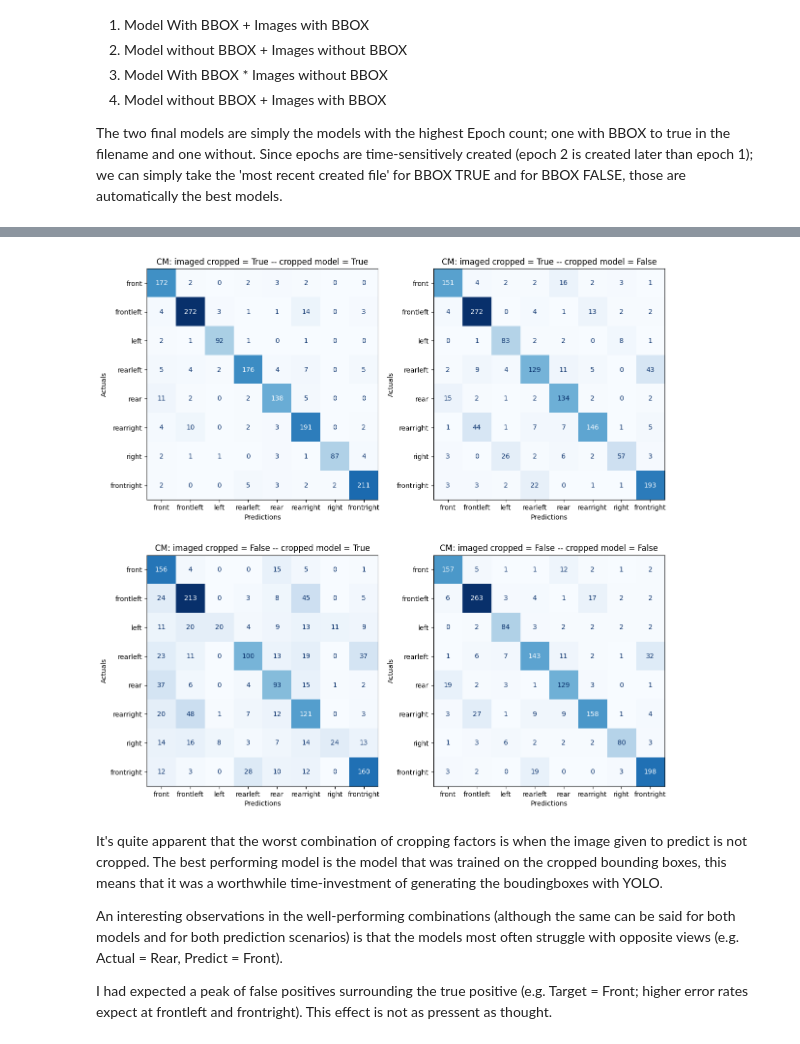
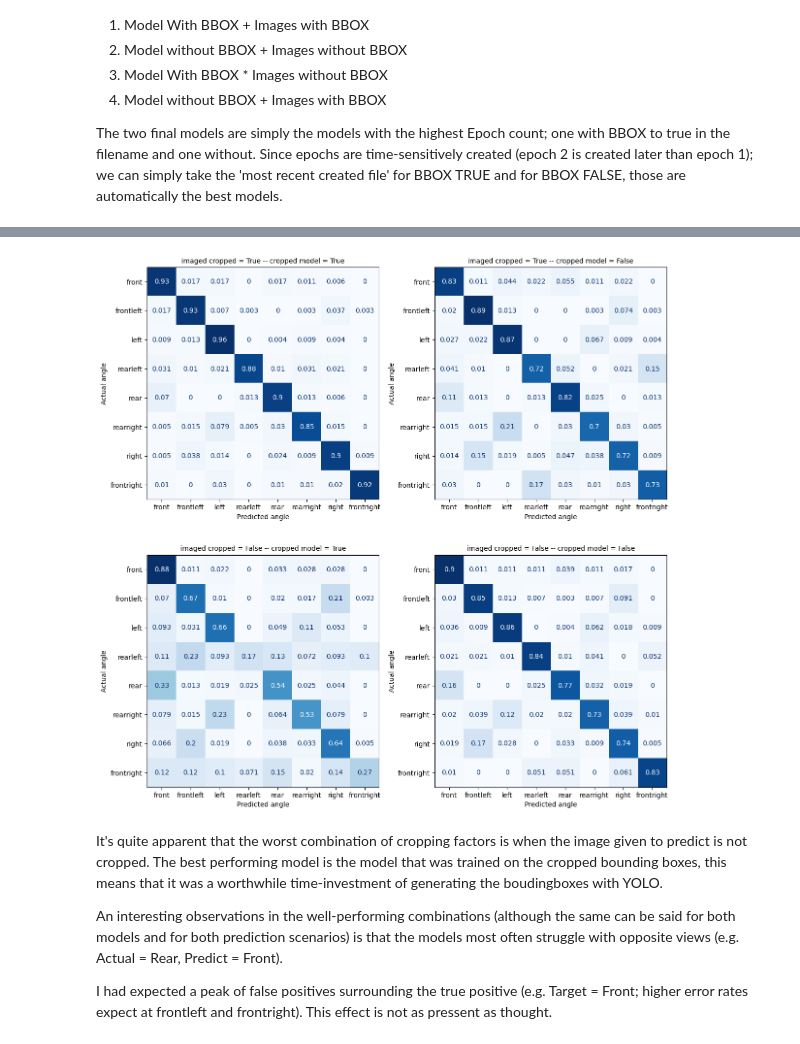
Before and after one commit to Frederic-P/automotive_project, a Jupyter notebook: notebooks/machine learning notebooks/2 - Angle classifier.ipynb, the cells around one changed output, grey strips where cells are left out. Drawn from its saved outputs; the diff is of its cells as text; code cells hidden in the pictures.

```diff
--- a/notebooks/machine learning notebooks/2 - Angle classifier.ipynb
+++ b/notebooks/machine learning notebooks/2 - Angle classifier.ipynb
@@ -384,6 +384,9 @@ The two final models are simply the models with the highest Epoch count; one wit
 # %%
 sorted_models = file_io.get_folder_content(model_dest_dir)
 # %%
+cms = {}
+metrics = {}
+
 X_test = cnn_helpers.cast_bbox_values(X_test)
 decoded_labels = ordinal_encoder.inverse_transform([[i] for i in range(8)]).flatten()
 fig, axs = plt.subplots(2, 2, figsize=(12, 12))
@@ -398,36 +401,23 @@ for crop_image in bboxs:
         X_test_images.append(image)
     X_test_images = np.array(X_test_images)
     for use_cropped_model in bboxs:
+        title = f"imaged cropped = {crop_image} -- cropped model = {use_cropped_model}"
         matching_models = [f for f in sorted_models if f'bbox={use_cropped_model}-' in f]
         model = load_model(matching_models[-1])
         predicts = model.predict(X_test_images)
         predicts = np.argmax(predicts, axis=1)
+
         decoded_actuals = ordinal_encoder.inverse_transform(y_test_encoded.reshape(-1, 1)).flatten()
         decoded_predicts = ordinal_encoder.inverse_transform(predicts.reshape(-1, 1)).flatten()
-        confusion_on_y_test = pd.DataFrame(
-            {
-                'actuals': decoded_actuals,
-                'predicts': decoded_predicts
-            }
-        )
 
-        #confusion_on_y_test.sample(5)
-        cm = confusion_matrix(confusion_on_y_test['actuals'], confusion_on_y_test['predicts'], labels=decoded_labels)
+        metrics[title] = implot.quick_metrics(decoded_actuals, decoded_predicts)
+        cms[title] = implot.make_cm(decoded_actuals, decoded_predicts, decoded_labels, embed=True)
 
-        metrics_dict[f'image={crop_image}_model={use_cropped_model}'] = {
-            'Accuracy': accuracy_score(decoded_actuals, decoded_predicts),
-            'Macro F1 Score': f1_score(decoded_actuals, decoded_predicts, average='macro'),
-            'Weighted F1 Score': f1_score(decoded_actuals, decoded_predicts, average='weighted'),
-            'Cohen\'s Kappa': cohen_kappa_score(decoded_actuals, decoded_predicts)
-        }
-
-        # Display confusion matrix using matplotlib
-        disp = ConfusionMatrixDisplay(confusion_matrix=cm, display_labels=decoded_labels)
-        disp.plot(ax=axs[idx], cmap='Blues', colorbar=False)
-        axs[idx].set_title(f"CM: imaged cropped = {crop_image} -- cropped model = {use_cropped_model}")
-        axs[idx].set_xlabel("Predictions")
-        axs[idx].set_ylabel("Actuals")
-        idx +=1
-
+for ax, (title, cm_disp) in zip(axs, cms.items()):
+    cm_disp.plot(ax=ax, cmap='Blues', colorbar=False)
+    ax.set_title(title, fontsize=10)
+    ax.set_xlabel("Predicted angle")
+    ax.set_ylabel("Actual angle")
 plt.tight_layout()
+plt.show()
 # %% [output]
@@ -438,4 +428,4 @@ plt.tight_layout()
-[figure, old version]
+[figure, new version]
 # %% [markdown]
 It's quite apparent that the worst combination of cropping factors is when the image given to predict is not cropped. The best performing model is the model that was trained on the cropped bounding boxes, this means that it was a worthwhile time-investment of generating the boudingboxes with YOLO.
 
```
Also changed, not shown: parts of 10 cells of this notebook, 18 other files.
